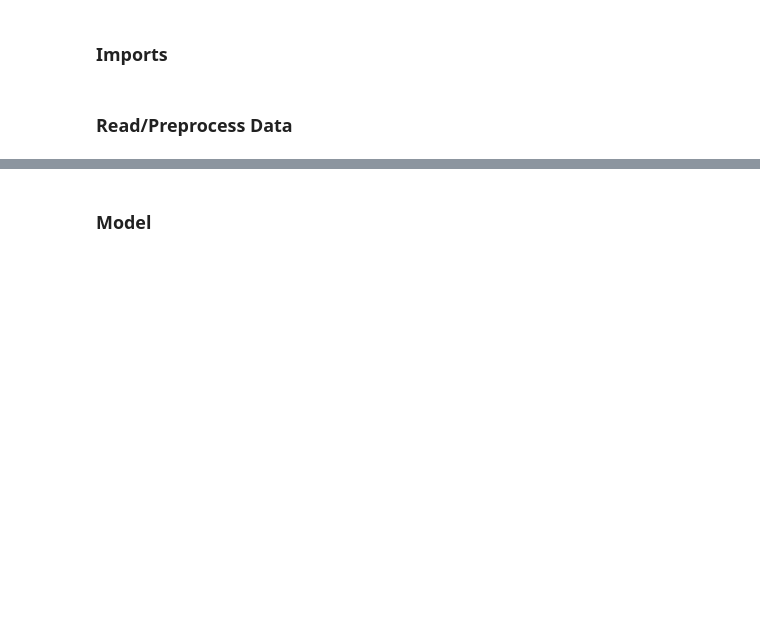
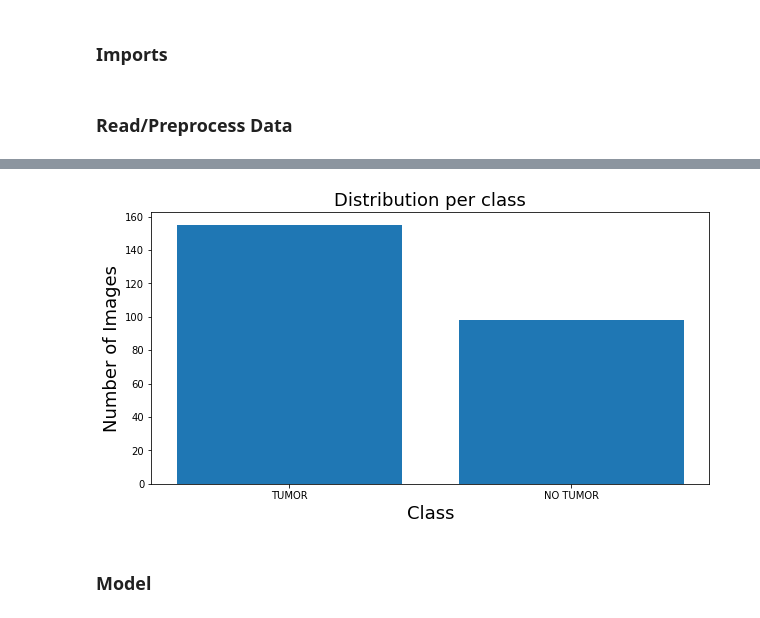
Before and after one commit to pedromiglou/Brain_Tumor_Detection, a Jupyter notebook: Transfer-Learning-Model.ipynb, the cells around one changed output, grey strips where cells are left out. Saved outputs shown, nothing was run; the diff lists cells and outputs as text; code cells hidden in the pictures; blank space fills up the shorter version.

```diff
--- a/Transfer-Learning-Model.ipynb
+++ b/Transfer-Learning-Model.ipynb
@@ -22,0 +43,11 @@ X_test = np.array([[[[x,x,x]  for x in x2] for x2 in x1] for x1 in X_test])
+# %%
+plt.figure(figsize = (10,5))
+yes = len([label for label in y if label==1])
+no = len([label for label in y if label==0])
+plt.bar(["TUMOR", "NO TUMOR"], [yes,no])
+plt.xlabel("Class", fontsize=18)
+plt.ylabel("Number of Images", fontsize=18)
+plt.title("Distribution per class", fontsize=18)
+plt.show()
+# %% [output]
+[figure, added]
```
Also changed, not shown: parts of 17 cells of this notebook.
